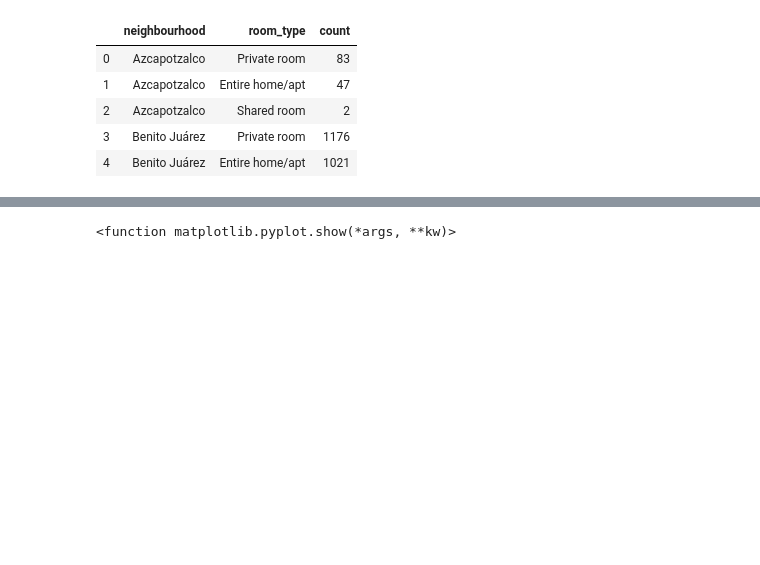
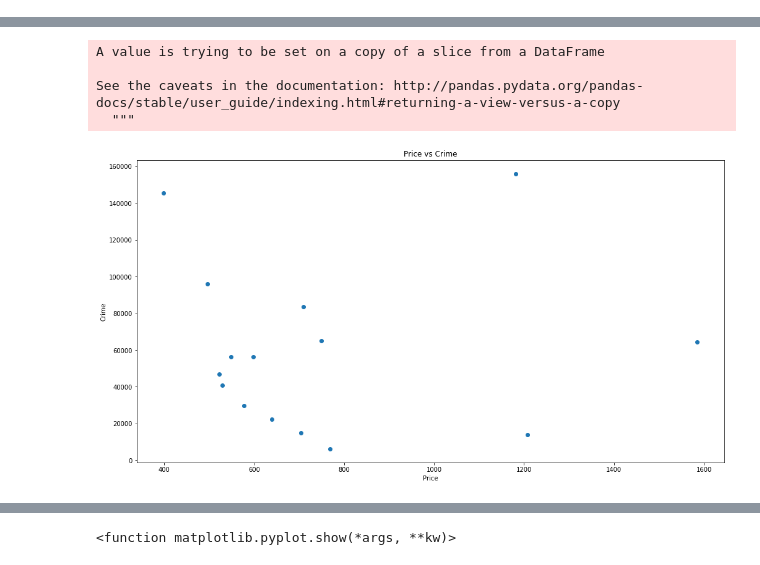
Before and after one commit to elc17/Project_1, a Jupyter notebook: project_1.ipynb, the cells around one changed output, grey strips where cells are left out. Cells and saved outputs as stored; diff of their text form; code cells hidden in the pictures; blank space fills up the shorter version.

```diff
--- a/project_1.ipynb
+++ b/project_1.ipynb
@@ -29,11 +37,0 @@ len(data_df)
-# %%
-roomtype = data_df.groupby(data_df["neighbourhood"])["room_type"].value_counts().to_frame(name = "count")
-roomtype = roomtype.reset_index()
-roomtype.head()
-# %% [output]
-|  | neighbourhood | room_type | count |
-| 0 | Azcapotzalco | Private room | 83 |
-| 1 | Azcapotzalco | Entire home/apt | 47 |
-| 2 | Azcapotzalco | Shared room | 2 |
-| 3 | Benito Juárez | Private room | 1176 |
-| 4 | Benito Juárez | Entire home/apt | 1021 |
@@ -65,3 +53,45 @@ fig.add_layer(heat_l)
 fig
 # %% [output]
 [interactive output not drawn]
+# %%
+inm_df = pd.read_csv("inmuebles-catalogados.csv")
+cuenta = inm_df["Alcaldia"].value_counts().to_frame(name = "Pat")
+cuenta.index = cuenta.index.str.lower()
+cuenta.index = cuenta.index.str.title()
+cuenta = cuenta.sort_index()
+# cuenta.head(16)
+# %%
+delitos_df = pd.read_csv("delitos.csv", usecols = (['alcaldia_hechos', 'delito']))
+delitos_df.index = delitos_df["alcaldia_hechos"]
+delitos_df = delitos_df.drop(columns = "alcaldia_hechos")
+delitos_df = delitos_df.sort_index()
+# delitos_df.head()
+# %%
+price = data_df.groupby(["neighbourhood"])["price"].mean().to_frame(name = "price")
+price = price.sort_index()
+neighbourhood["price"] = price["price"]
+# neighbourhood.head(16)
+# %%
+neighbourhood = neighbourhood.rename({"Álvaro Obregón": "Alvaro Obregón"})
+neighbourhood = neighbourhood.sort_index()
+neighbourhood["insidences"] = ""
+for x in range(len(cuenta["Pat"])):
+    neighbourhood["insidences"][x] = delitos_df["delito"][x]
+# neighbourhood.head(16)
+# %% [output]
+A value is trying to be set on a copy of a slice from a DataFrame
+
+See the caveats in the documentation: http://pandas.pydata.org/pandas-docs/stable/user_guide/indexing.html#returning-a-view-versus-a-copy
+  """
+# %%
+analysis_df = neighbourhood[["neighbourhood", "price", "insidences"]]
+analysis_df.head()
+
+fig1,ax1 = plt.subplots(figsize = (17, 9))
+plt.scatter(analysis_df["price"], analysis_df["insidences"])
+plt.title("Price vs Crime")
+plt.xlabel("Price")
+plt.ylabel("Crime")
+plt.show()
+# %% [output]
+[figure, added]
```
Also changed, not shown: parts of 9 cells of this notebook, 2 other files.
